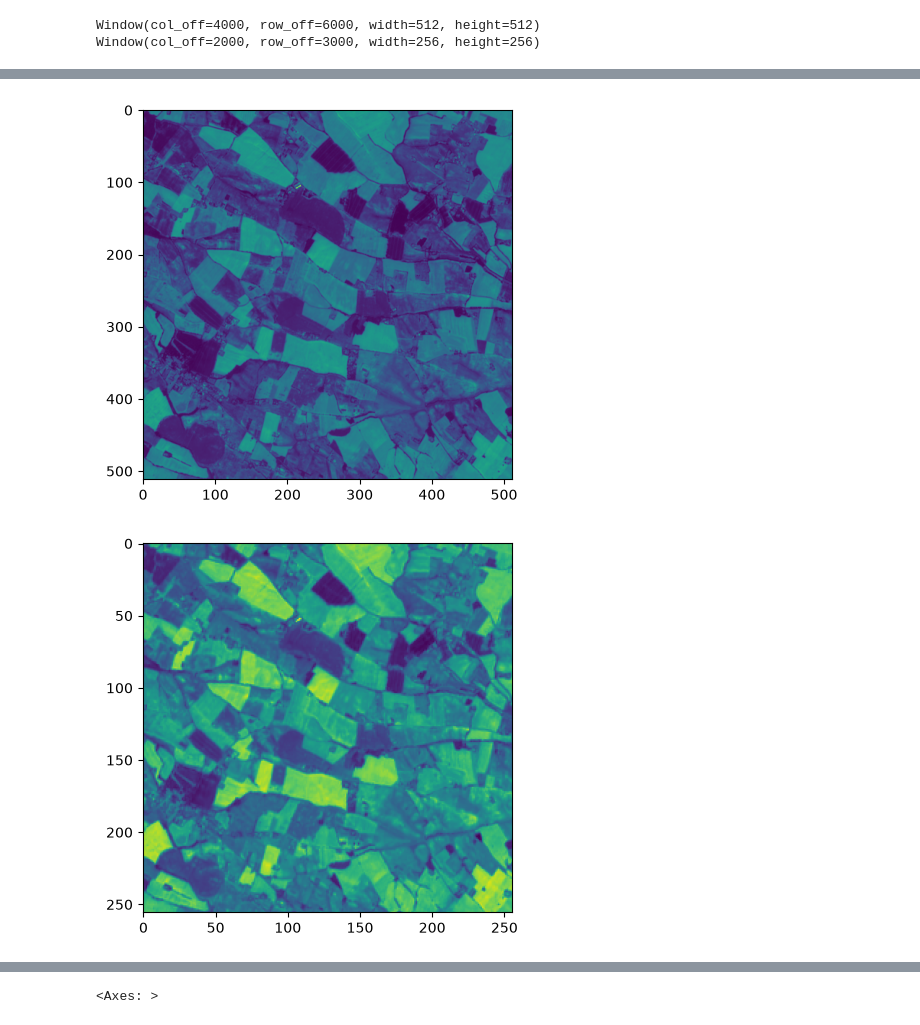
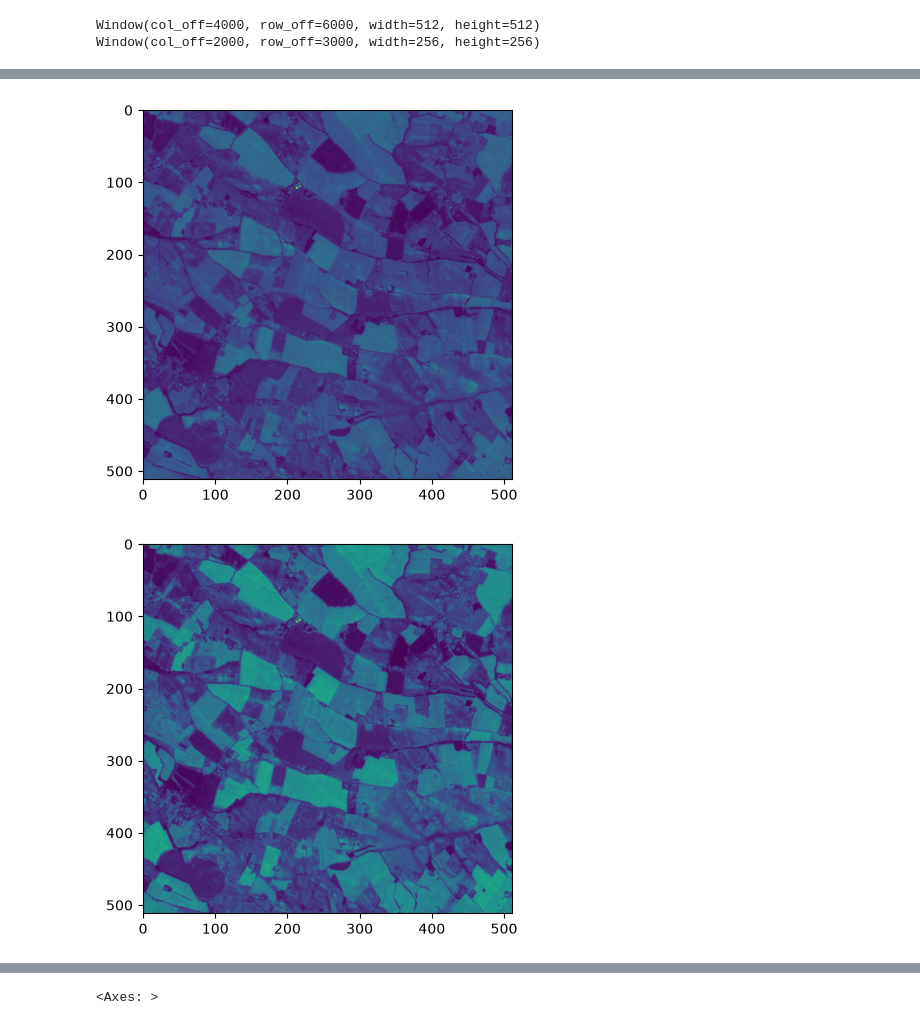
Before and after one commit to Aurelien-Peter/OpenCropPhenotyping, a Jupyter notebook: notebooks/00_create_toy_dataset.ipynb, the cells around one changed output, grey strips where cells are left out. Cells and saved outputs as stored; diff of their text form; code cells hidden in the pictures.

Commit message:
Create toy dataset for green band B03

```diff
--- a/notebooks/00_create_toy_dataset.ipynb
+++ b/notebooks/00_create_toy_dataset.ipynb
@@ -12,10 +12,12 @@ project_root = Path.cwd().parent
 safe_dir = project_root / "data" / "raw" / "sentinel_2" / "S2A_MSIL2A_20250804T104701_N0511_R051_T31TCJ_20250804T161517.SAFE"
 output_dir = project_root / "data" / "toy_dataset"
 
+b03_path = find_band(safe_dir, "B03", resolution=10)
 b04_path = find_band(safe_dir, "B04", resolution=10)
 b05_path = find_band(safe_dir, "B05", resolution=20)
 b08_path = find_band(safe_dir, "B08", resolution=10)
 
+print(f"Band B03 name: {b03_path.name}")
 print(f"Band B04 name: {b04_path.name}")
 print(f"Band B05 name: {b05_path.name}")
 print(f"Band B08 name: {b08_path.name}")
@@ -43,11 +46,16 @@ print(window_20)
 Window(col_off=4000, row_off=6000, width=512, height=512)
 Window(col_off=2000, row_off=3000, width=256, height=256)
 # %%
-with rasterio.open(b04_path) as src_b04, rasterio.open(b08_path) as src_b08, rasterio.open(b05_path) as src_b05:
+with rasterio.open(b03_path) as src_b03, rasterio.open(b04_path) as src_b04, rasterio.open(b08_path) as src_b08, rasterio.open(b05_path) as src_b05:
+    print(src_b03.profile)
     print(src_b04.profile)
     print(src_b08.profile)
     print(src_b05.profile)
 
+    toy_b03 = src_b03.read(
+        1,
+        window=window_10,
+    )
     toy_b04 = src_b04.read(
         1,
         window=window_10,
@@ -125,9 +137,10 @@ profile_b05.update(
 # %%
 # Show the cropped images
 from rasterio.plot import show as display_raster
+display_raster(toy_b03)
 display_raster(toy_b04)
 display_raster(toy_b05)
 display_raster(toy_b08)
 # %% [output]
-[figure, old version]
+[figure, new version]
-[figure, old version]
+[figure, new version]
```
Also changed, not shown: parts of 5 cells of this notebook.
